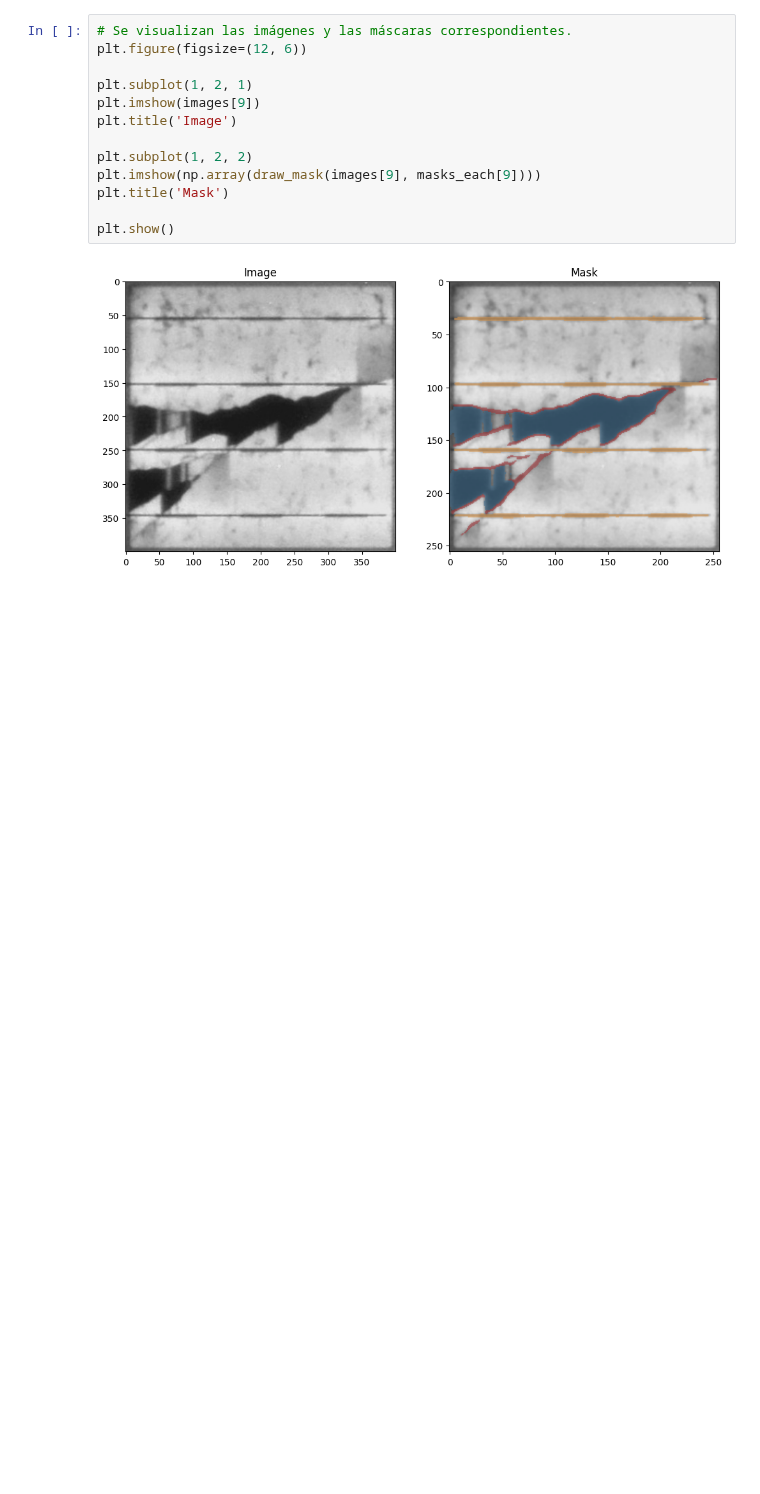
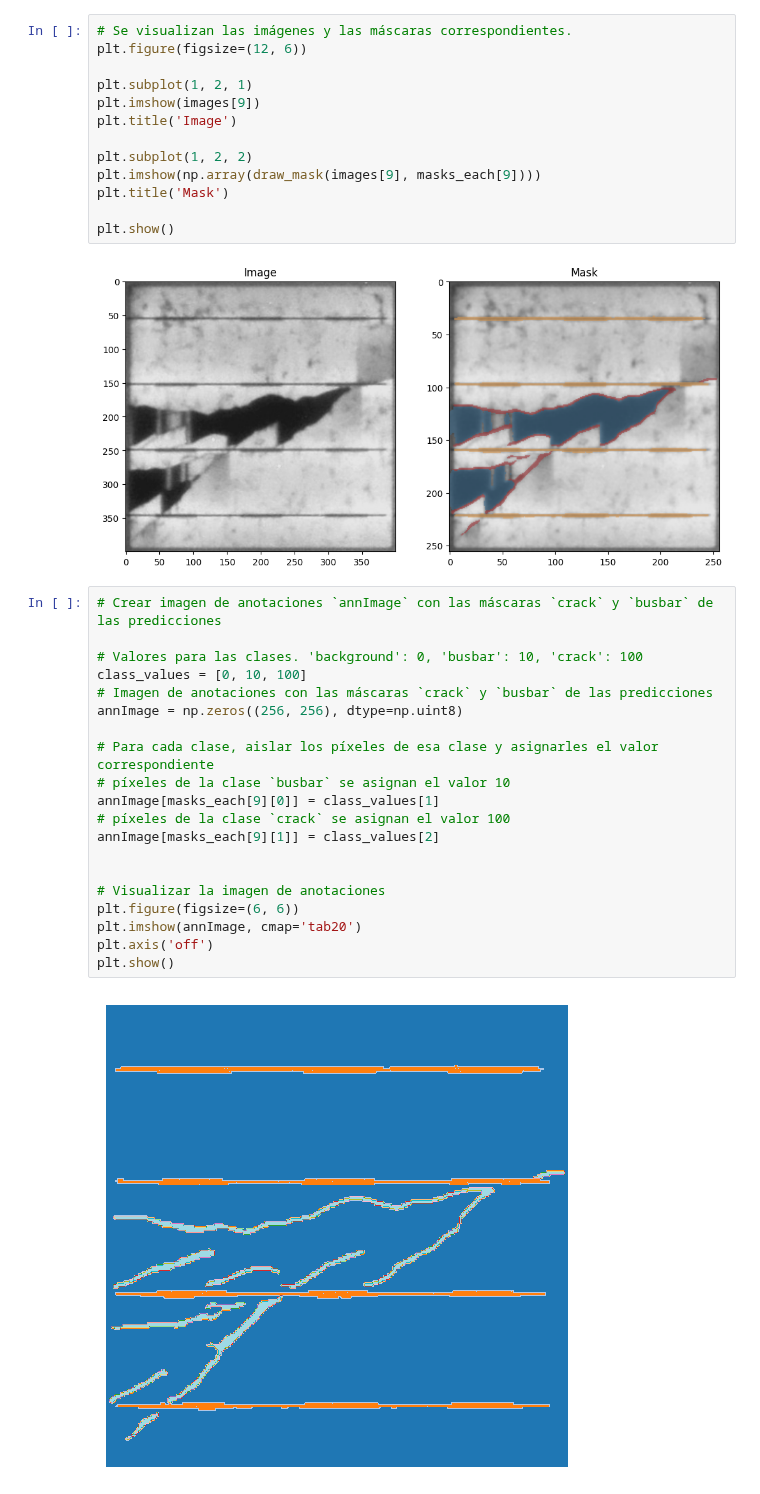
Before and after one commit to Franklingo13/PVDefectDetect, a Jupyter notebook: TestsPV-vision/test_modelhandler_prediction.ipynb, the cells around one changed output. Cells and saved outputs as stored; diff of their text form; blank space fills up the shorter version.

Commit message:
Se crea la imagen de anotaciones `annImage` con las máscaras `crack` y `busbar` de las predicciones

```diff
--- a/TestsPV-vision/test_modelhandler_prediction.ipynb
+++ b/TestsPV-vision/test_modelhandler_prediction.ipynb
@@ -259,3 +261,25 @@ plt.title('Mask')
 plt.show()
 # %% [output]
 [figure]
+# %%
+# Crear imagen de anotaciones `annImage` con las máscaras `crack` y `busbar` de las predicciones
+
+# Valores para las clases. 'background': 0, 'busbar': 10, 'crack': 100
+class_values = [0, 10, 100]
+# Imagen de anotaciones con las máscaras `crack` y `busbar` de las predicciones
+annImage = np.zeros((256, 256), dtype=np.uint8)
+
+# Para cada clase, aislar los píxeles de esa clase y asignarles el valor correspondiente
+# píxeles de la clase `busbar` se asignan el valor 10
+annImage[masks_each[9][0]] = class_values[1]
+# píxeles de la clase `crack` se asignan el valor 100
+annImage[masks_each[9][1]] = class_values[2]
+
+
+# Visualizar la imagen de anotaciones
+plt.figure(figsize=(6, 6))
+plt.imshow(annImage, cmap='tab20')
+plt.axis('off')
+plt.show()
+# %% [output]
+[figure, added]
```
Also changed, not shown: parts of 2 cells of this notebook.
